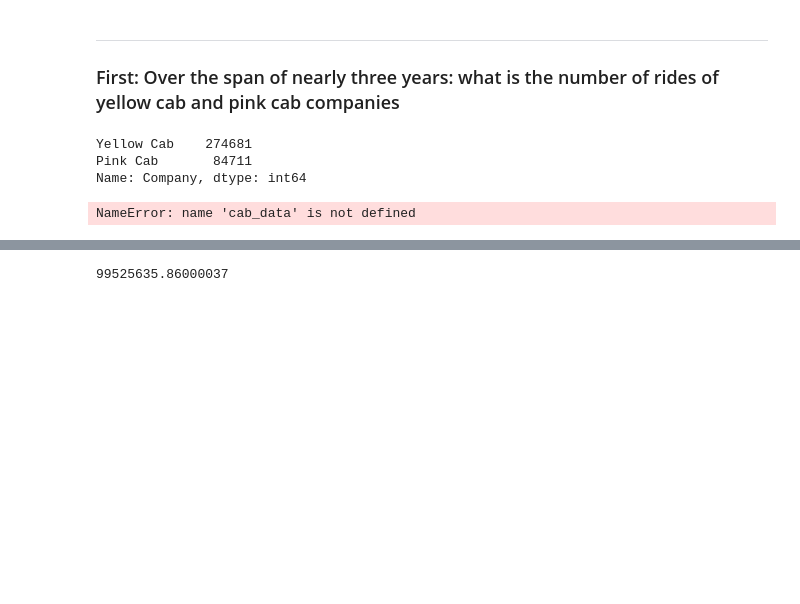
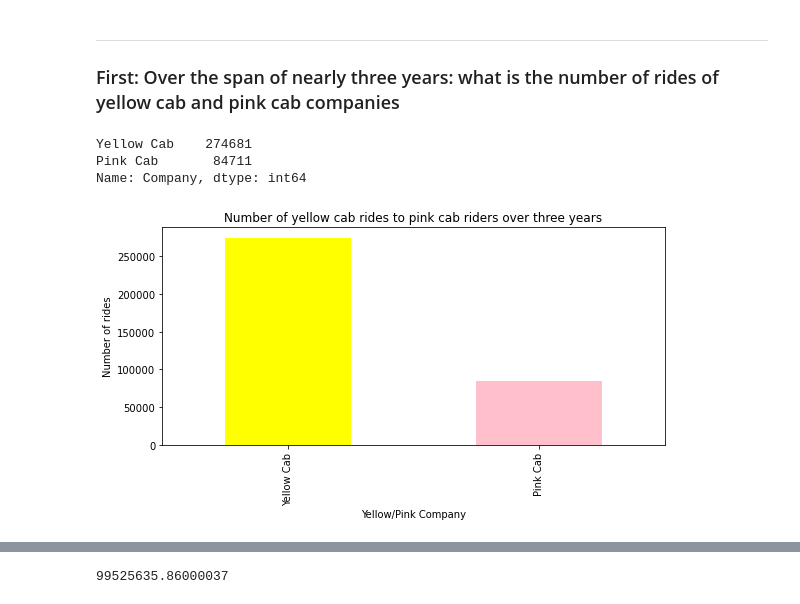
Before and after one commit to Ehab42/G2M-insight-for-Cab-Investment-firm, a Jupyter notebook: cab_data_EDA.ipynb, the cells around one changed output, grey strips where cells are left out. Saved outputs shown, nothing was run; the diff lists cells and outputs as text; code cells hidden in the pictures; blank space fills up the shorter version.

```diff
--- a/cab_data_EDA.ipynb
+++ b/cab_data_EDA.ipynb
@@ -114,11 +122,13 @@ Pink Cab       84711
 Name: Company, dtype: int64
 # %%
 # Number of pink cab rides to yellow cab rides visualized.
-# plt.figure(figsize=(12, 6))
-cab_data['Company'].value_counts().plot(kind='bar', color=['Yellow', 'Pink']);
-plt.title(";dfknbd")
+plt.figure(figsize=(9, 4))
+cab_data['Company'].value_counts().plot(kind='bar', color=['Yellow', 'Pink'])
+plt.title("Number of yellow cab rides to pink cab riders over three years");
+plt.xlabel("Yellow/Pink Company")
+plt.ylabel("Number of rides");
 # %% [output]
-NameError: name 'cab_data' is not defined
+[figure, added]
 # %% [markdown]
 ---
 #### So as observed, number of yellow cab drives in the span of nearly three years is nearly 3 times more that pink cab drives
```
Also changed, not shown: parts of 7 cells of this notebook.
